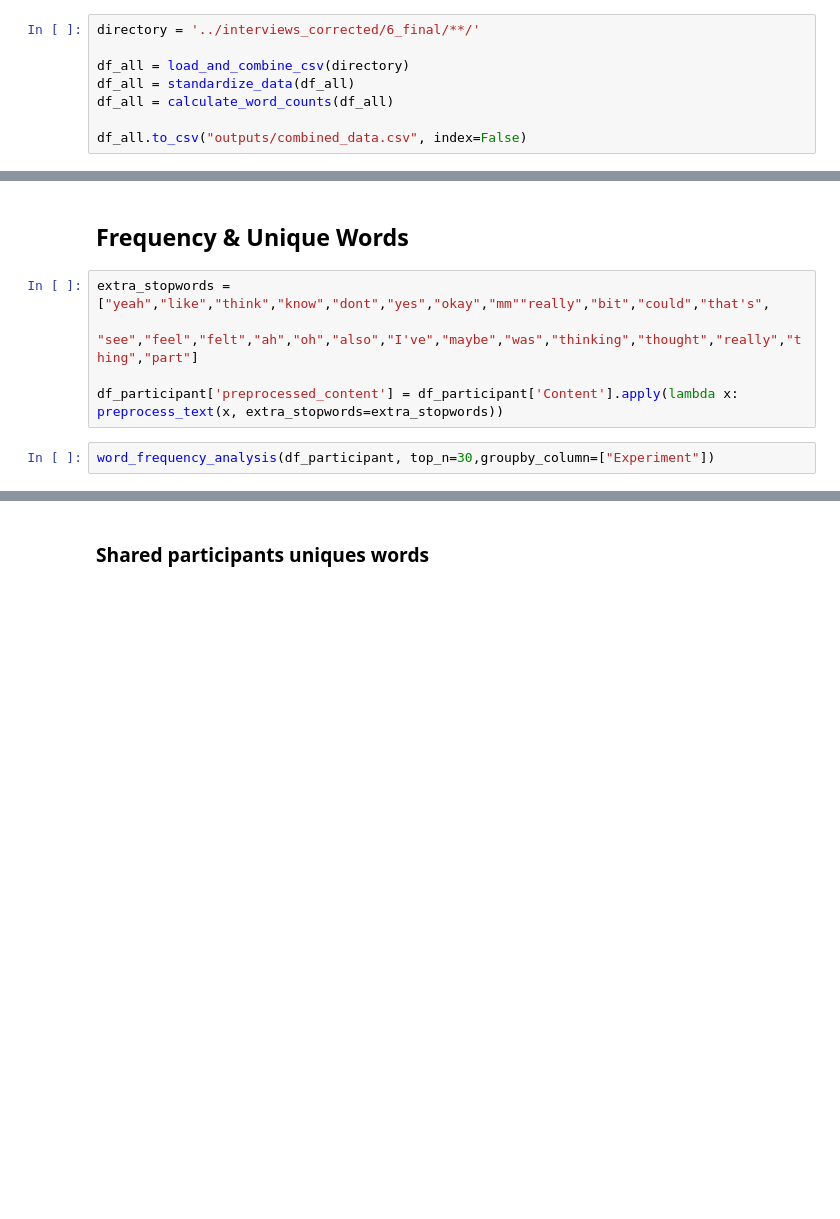
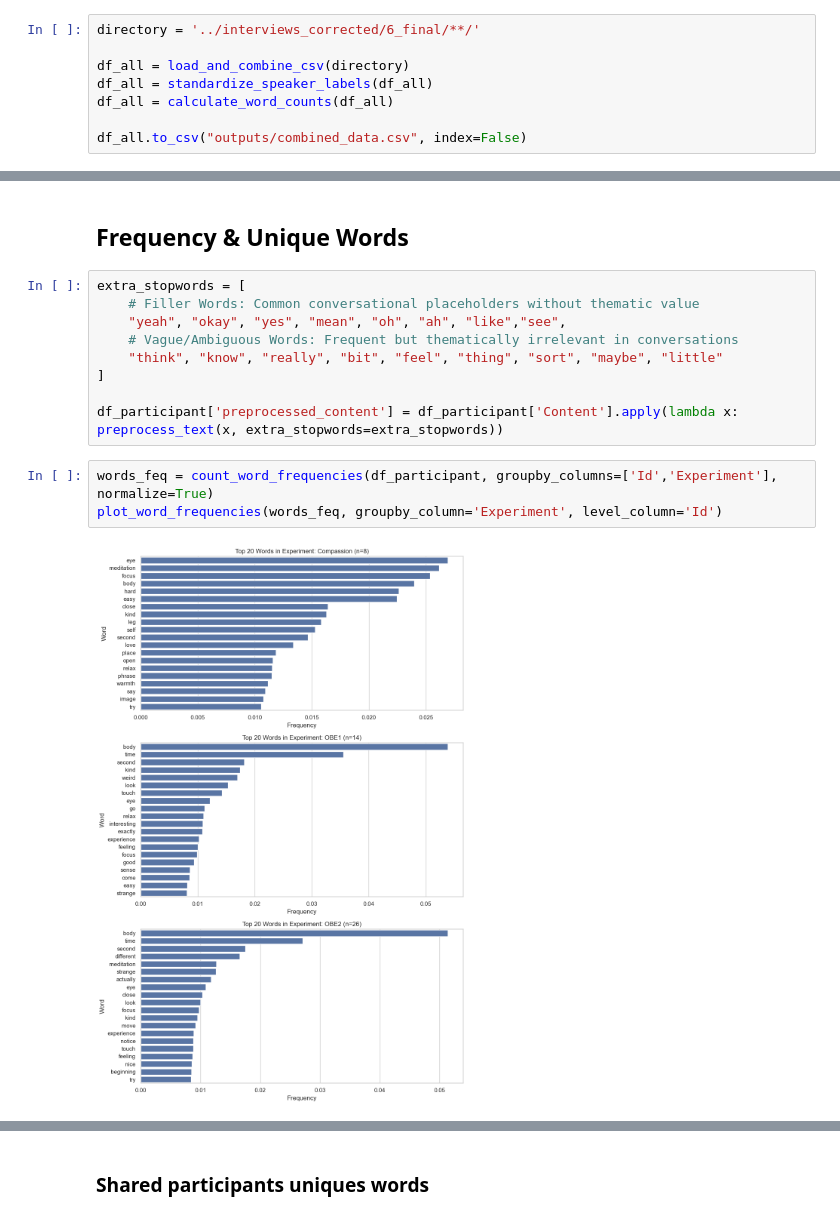
Before and after one commit to AfroDeivid/automatic-interviews-processing, a Jupyter notebook: src/analysis.ipynb, the cells around one changed output, grey strips where cells are left out. Cells and saved outputs as stored; diff of their text form; blank space fills up the shorter version.

```diff
--- a/src/analysis.ipynb
+++ b/src/analysis.ipynb
@@ -14,7 +14,7 @@ from utils.clusters_helpers import *
 directory = '../interviews_corrected/6_final/**/'
 
 df_all = load_and_combine_csv(directory)
-df_all = standardize_data(df_all)
+df_all = standardize_speaker_labels(df_all)
 df_all = calculate_word_counts(df_all)
 
 df_all.to_csv("outputs/combined_data.csv", index=False)
@@ -396,9 +446,16 @@ plt.show()
 # %% [markdown]
 ## Frequency & Unique Words
 # %%
-extra_stopwords = ["yeah","like","think","know","dont","yes","okay","mm""really","bit","could","that's",
-                   "see","feel","felt","ah","oh","also","I've","maybe","was","thinking","thought","really","thing","part"]
+extra_stopwords = [
+    # Filler Words: Common conversational placeholders without thematic value
+    "yeah", "okay", "yes", "mean", "oh", "ah", "like","see",
+    # Vague/Ambiguous Words: Frequent but thematically irrelevant in conversations
+    "think", "know", "really", "bit", "feel", "thing", "sort", "maybe", "little"
+]
 
 df_participant['preprocessed_content'] = df_participant['Content'].apply(lambda x: preprocess_text(x, extra_stopwords=extra_stopwords))
-# %%
-word_frequency_analysis(df_participant, top_n=30,groupby_column=["Experiment"])
+# %%
+words_feq = count_word_frequencies(df_participant, groupby_columns=['Id','Experiment'], normalize=True)
+plot_word_frequencies(words_feq, groupby_column='Experiment', level_column='Id')
+# %% [output]
+[figure, added]
```
Also changed, not shown: parts of 17 cells of this notebook, 14 other files.
